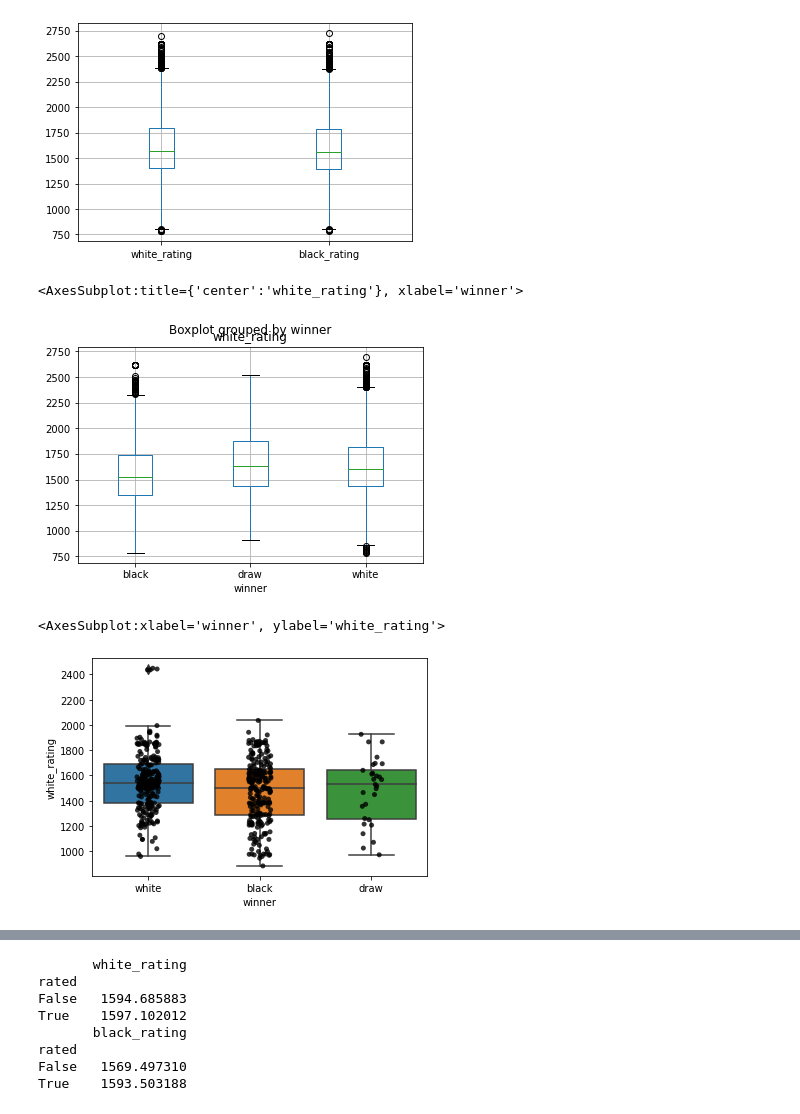
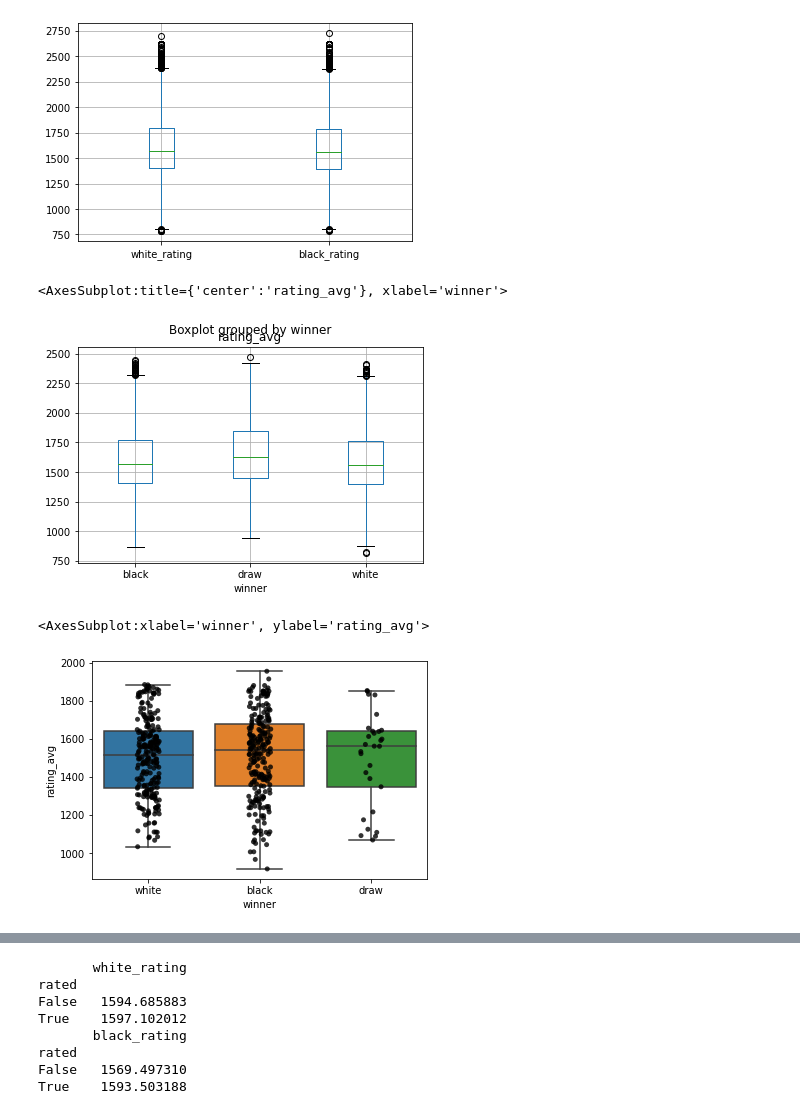
Before and after one commit to cbennudr/ds_chess, a Jupyter notebook: ds_chess_eda.ipynb, the cells around one changed output, grey strips where cells are left out. Cells and saved outputs as stored; diff of their text form; code cells hidden in the pictures.

Commit message:
added avg rating column

```diff
--- a/ds_chess_eda.ipynb
+++ b/ds_chess_eda.ipynb
@@ -6,6 +6,7 @@ import seaborn as sns
 # %%
 df = pd.read_csv('games.csv')
 df['num_winner'] = df.winner.replace({'white': 1, 'black': -1, 'draw': 0})
+df['rating_avg'] = df[['white_rating', 'black_rating']].mean(axis=1)
 pd.set_option('display.max_rows', 10)
 
 '''
@@ -232,17 +247,17 @@ df.boxplot(column=['white_rating','black_rating'])
 [figure]
 # %%
 #df.boxplot(column=['white_rating', 'black_rating'], by='winner')
-df.boxplot(column='white_rating', by='winner')
+df.boxplot(column='rating_avg', by='winner')
 # %% [output]
-<AxesSubplot:title={'center':'white_rating'}, xlabel='winner'>
+<AxesSubplot:title={'center':'rating_avg'}, xlabel='winner'>
-[figure, old version]
+[figure, new version]
 # %%
-sns.boxplot(x='winner', y='white_rating', data=df.iloc[:500, :])
-sns.stripplot(x='winner', y='white_rating', data=df.iloc[:500, :],
+sns.boxplot(x='winner', y='rating_avg', data=df.iloc[:500, :])
+sns.stripplot(x='winner', y='rating_avg', data=df.iloc[:500, :],
                 jitter=True, marker='o', alpha=.8, color="black")
 # %% [output]
-<AxesSubplot:xlabel='winner', ylabel='white_rating'>
+<AxesSubplot:xlabel='winner', ylabel='rating_avg'>
-[figure, old version]
+[figure, new version]
 # %%
 nums = df.select_dtypes(include=['number']).iloc[:500, :] #select all rows and only first few columns
 sns.PairGrid(nums).map(plt.scatter)
```
Also changed, not shown: parts of 13 cells of this notebook, 3 other files.
